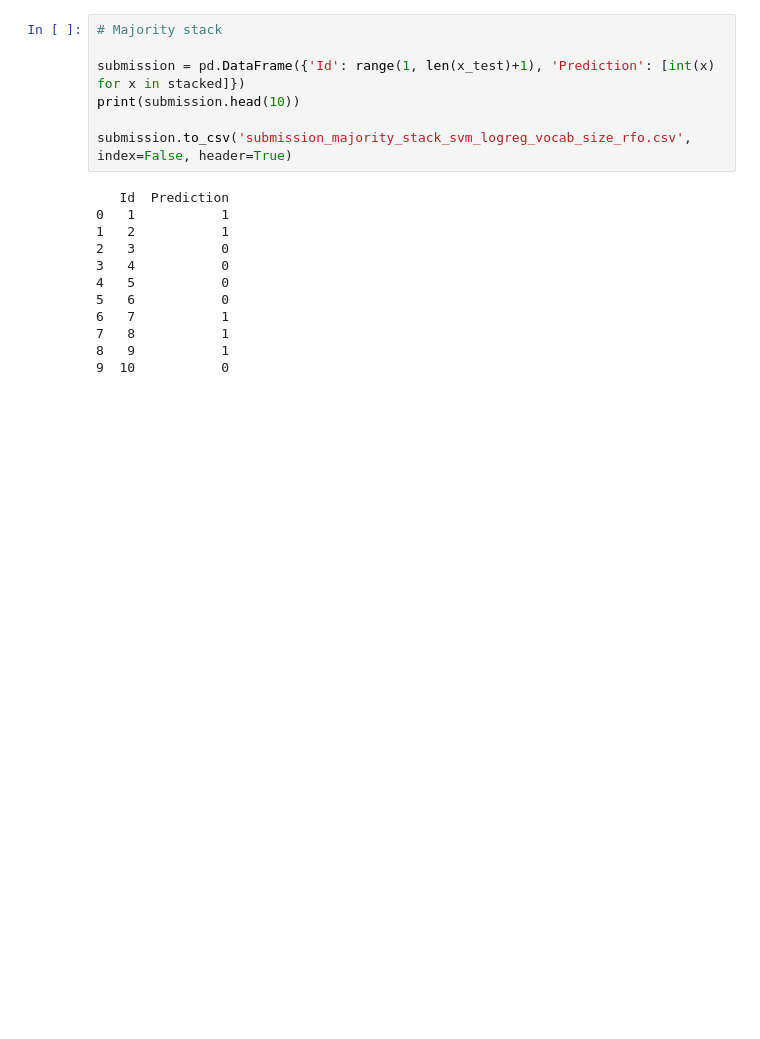
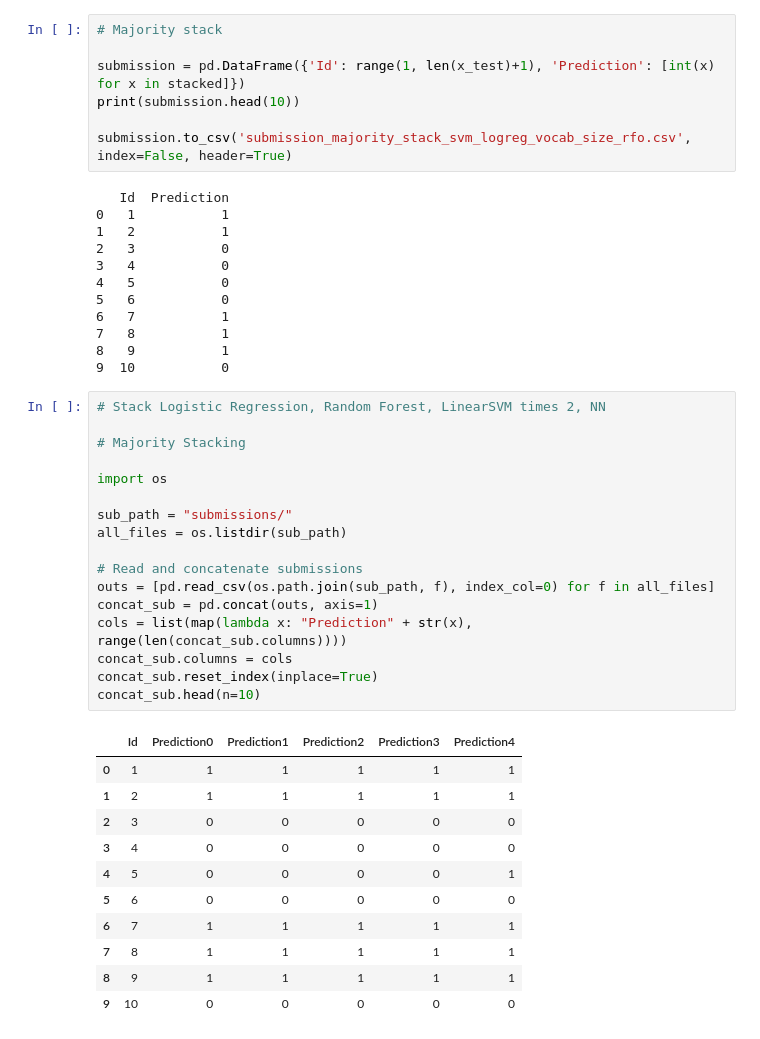
Before and after one commit to bhoscheit/CS-155-Miniproject-1, a Jupyter notebook: EDA.ipynb, the cells around one changed output. Drawn from its saved outputs; the diff is of its cells as text; blank space fills up the shorter version.

Commit message:
Updated EDA w/ new stacks

```diff
--- a/EDA.ipynb
+++ b/EDA.ipynb
@@ -2402,3 +2778,32 @@ submission.to_csv('submission_majority_stack_svm_logreg_vocab_size_rfo.csv', ind
 7   8           1
 8   9           1
 9  10           0
+# %%
+# Stack Logistic Regression, Random Forest, LinearSVM times 2, NN
+
+# Majority Stacking
+
+import os
+
+sub_path = "submissions/"
+all_files = os.listdir(sub_path)
+
+# Read and concatenate submissions
+outs = [pd.read_csv(os.path.join(sub_path, f), index_col=0) for f in all_files]
+concat_sub = pd.concat(outs, axis=1)
+cols = list(map(lambda x: "Prediction" + str(x), range(len(concat_sub.columns))))
+concat_sub.columns = cols
+concat_sub.reset_index(inplace=True)
+concat_sub.head(n=10)
+# %% [output]
+|  | Id | Prediction0 | Prediction1 | Prediction2 | Prediction3 | Prediction4 |
+| 0 | 1 | 1 | 1 | 1 | 1 | 1 |
+| 1 | 2 | 1 | 1 | 1 | 1 | 1 |
+| 2 | 3 | 0 | 0 | 0 | 0 | 0 |
+| 3 | 4 | 0 | 0 | 0 | 0 | 0 |
+| 4 | 5 | 0 | 0 | 0 | 0 | 1 |
+| 5 | 6 | 0 | 0 | 0 | 0 | 0 |
+| 6 | 7 | 1 | 1 | 1 | 1 | 1 |
+| 7 | 8 | 1 | 1 | 1 | 1 | 1 |
+| 8 | 9 | 1 | 1 | 1 | 1 | 1 |
+| 9 | 10 | 0 | 0 | 0 | 0 | 0 |
```
Also changed, not shown: parts of 49 cells of this notebook.
